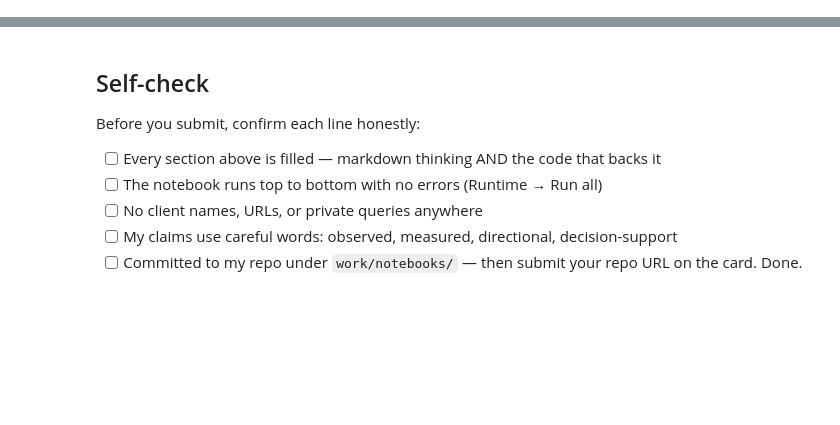
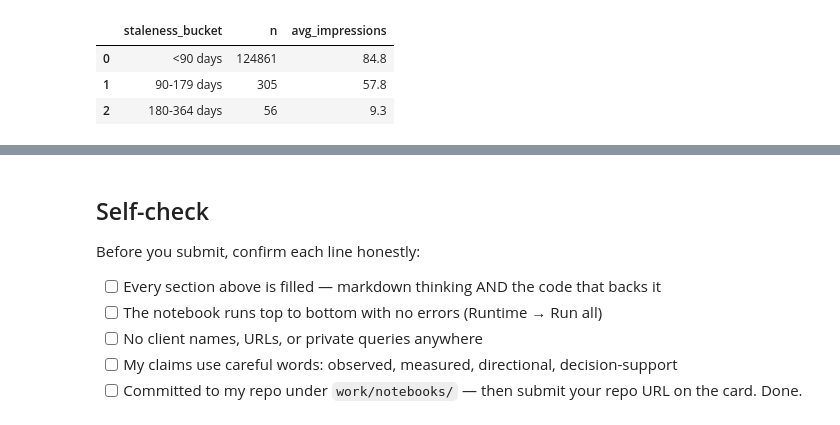
Before and after one commit to hadiya27/hadiya-flyrank-ml-internship, a Jupyter notebook: work/notebooks/w04_baseline_score.ipynb, the cells around one changed output, grey strips where cells are left out. Drawn from its saved outputs; the diff is of its cells as text; code cells hidden in the pictures; blank space fills up the shorter version.

```diff
--- a/work/notebooks/w04_baseline_score.ipynb
+++ b/work/notebooks/w04_baseline_score.ipynb
@@ -22,0 +111,54 @@ This skeleton is yours to fill. Work the sections **in order** — each one has
+# %%
+# Signal 1: content staleness
+# Use the latest March observation for each content item.
+
+staleness_check = con.execute("""
+WITH latest_march AS (
+    SELECT *
+    FROM read_parquet(
+        'hf://datasets/FlyRank/internship-warehouse/fact_content_daily_performance/month=2026-03/*.parquet'
+    )
+    WHERE report_date = DATE '2026-03-31'
+),
+joined AS (
+    SELECT
+        f.content_hash_id,
+        f.gsc_impressions,
+        f.gsc_clicks,
+        f.gsc_avg_position,
+        d.content_updated_date,
+        DATE '2026-03-31' - d.content_updated_date AS days_since_update
+    FROM latest_march f
+    LEFT JOIN read_parquet(
+        'hf://datasets/FlyRank/internship-warehouse/dim_content.parquet'
+    ) d
+    ON f.content_hash_id = d.content_hash_id
+    WHERE f.gsc_data_available = TRUE
+)
+SELECT
+    CASE
+        WHEN days_since_update < 90 THEN '<90 days'
+        WHEN days_since_update < 180 THEN '90-179 days'
+        WHEN days_since_update < 365 THEN '180-364 days'
+        ELSE '365+ days'
+    END AS staleness_bucket,
+    COUNT(*) AS n,
+    ROUND(AVG(gsc_impressions), 1) AS avg_impressions
+FROM joined
+WHERE days_since_update IS NOT NULL
+GROUP BY 1
+ORDER BY
+    CASE staleness_bucket
+        WHEN '<90 days' THEN 1
+        WHEN '90-179 days' THEN 2
+        WHEN '180-364 days' THEN 3
+        ELSE 4
+    END
+""").fetchdf()
+
+staleness_check
+# %% [output]
+|  | staleness_bucket | n | avg_impressions |
+| 0 | <90 days | 124861 | 84.8 |
+| 1 | 90-179 days | 305 | 57.8 |
+| 2 | 180-364 days | 56 | 9.3 |
```
Also changed, not shown: parts of 22 cells of this notebook.
